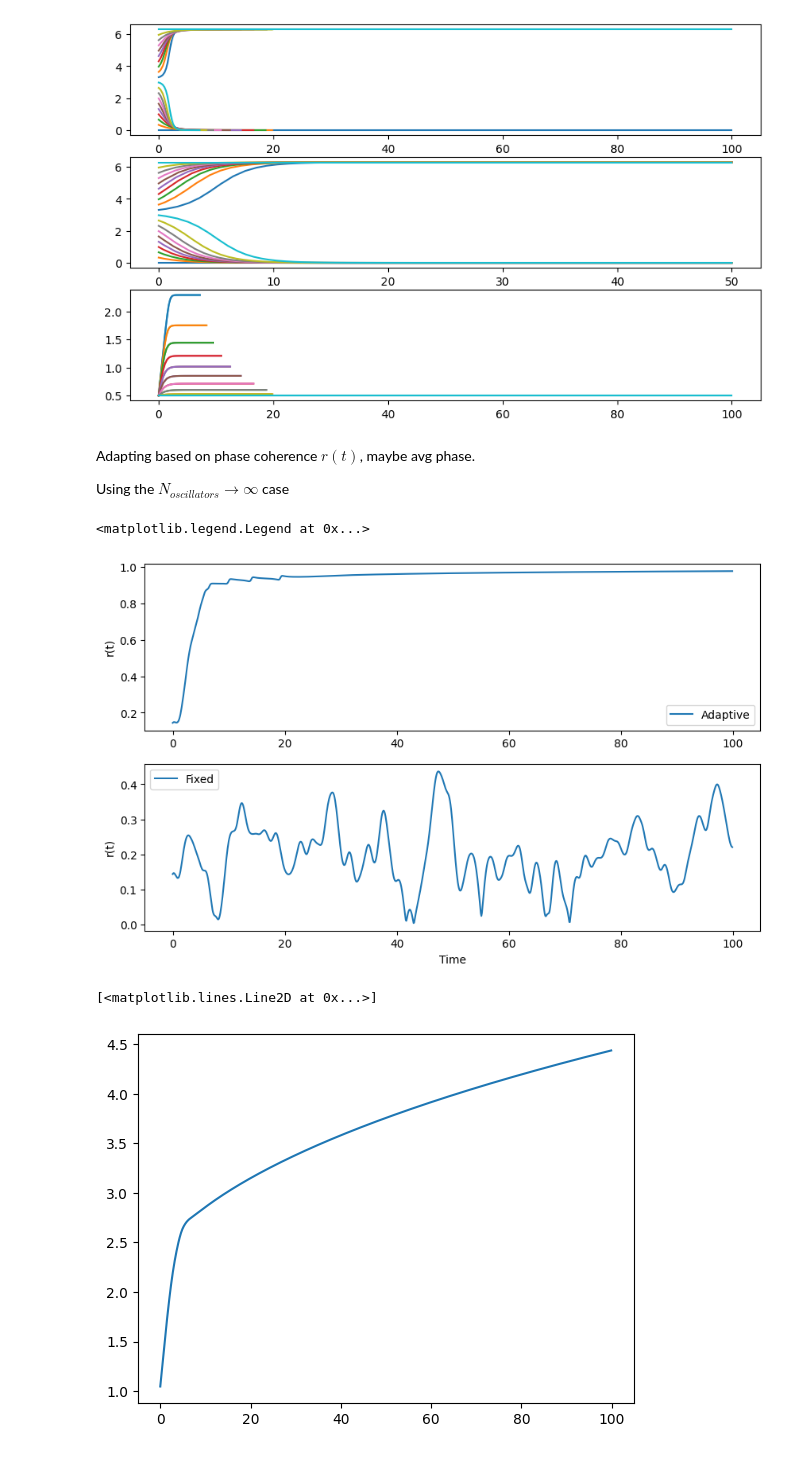
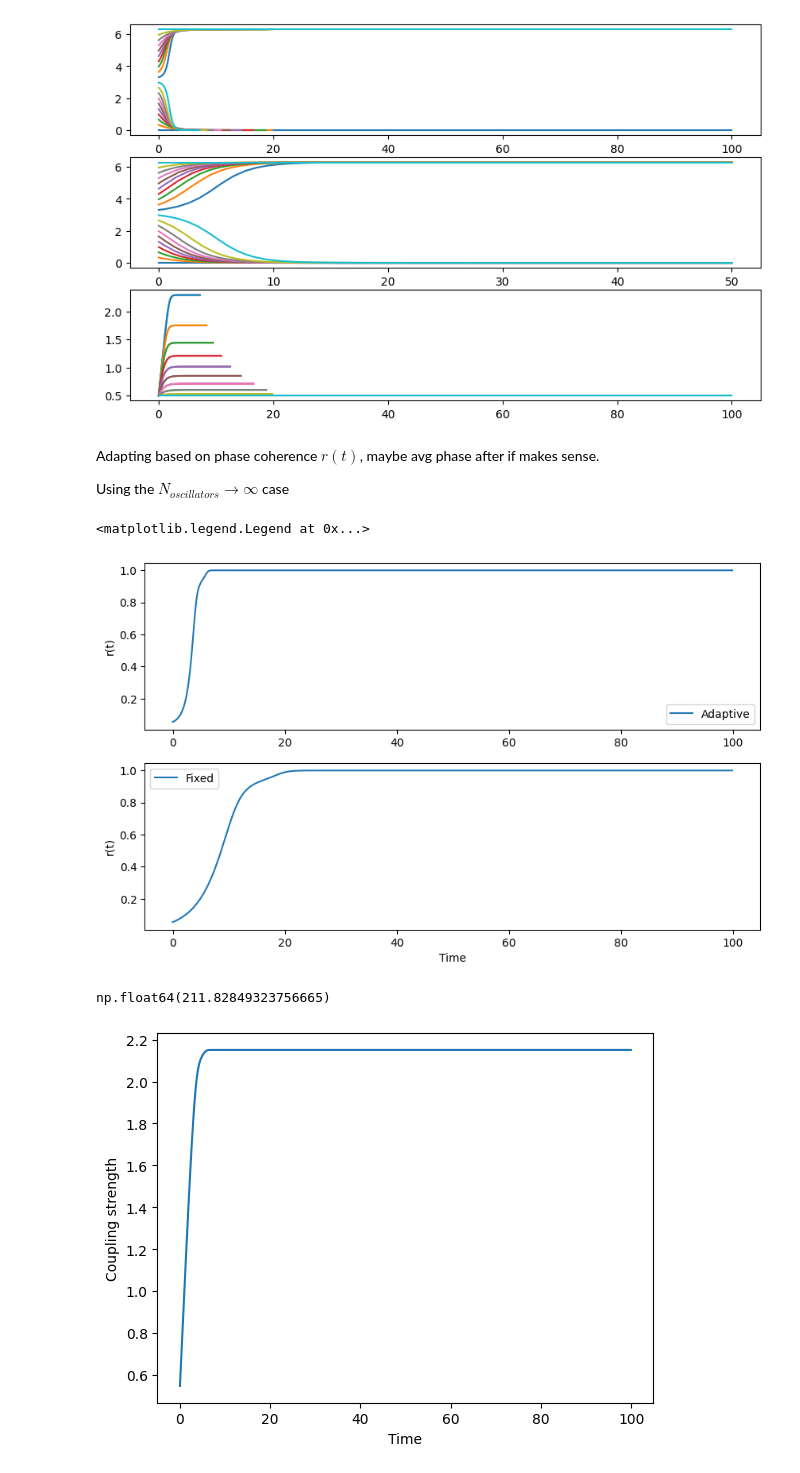
Before and after one commit to Group-14-MDM2/metronome_syncing, a Jupyter notebook: adaptive-kuramoto.ipynb, the cells around one changed output. Cells and saved outputs as stored; diff of their text form; code cells hidden in the pictures.

```diff
--- a/adaptive-kuramoto.ipynb
+++ b/adaptive-kuramoto.ipynb
@@ -72,14 +72,14 @@ for phi0 in init_phi:
 [inf, np.float64(19.820890765131292), np.float64(18.67040203561709), np.float64(16.5264090628075), np.float64(14.35557025044661), np.float64(12.463688251837665), np.float64(10.871056212611188), np.flo ...
 [figure]
 # %% [markdown]
-Adapting based on phase coherence $r(t)$, maybe avg phase.
+Adapting based on phase coherence $r(t)$, maybe avg phase after if makes sense.
 
 Using the $N_{oscillators} \rightarrow \infty$ case
 # %%
 N = 100
 
-omega = np.random.randn(N)
-K = 1
+omega = np.zeros(N)#np.random.randn(N)
+K = 0.5
 theta = np.random.uniform(0,2*np.pi,N)
 
 omega_init = omega.copy()
@@ -118,7 +118,7 @@ axs[0].legend()
 
 r_history = np.zeros(len(time))
 
-K = 1
+K = 0.5
 omega_init = omega.copy()
 theta_init = theta.copy()
 
@@ -142,9 +142,13 @@ axs[1].set_xlabel('Time')
 axs[1].legend()
 # %% [output]
 <matplotlib.legend.Legend at 0x...>
-[figure, old version]
+[figure, new version]
 # %%
 plt.plot(time,K_adaptive)
+plt.xlabel('Time')
+plt.ylabel('Coupling strength')
+
+np.trapezoid(K_adaptive,time) #tot control effort
 # %% [output]
-[<matplotlib.lines.Line2D at 0x...>]
+np.float64(211.82849323756665)
-[figure, old version]
+[figure, new version]
```
Also changed, not shown: 1 other file.
